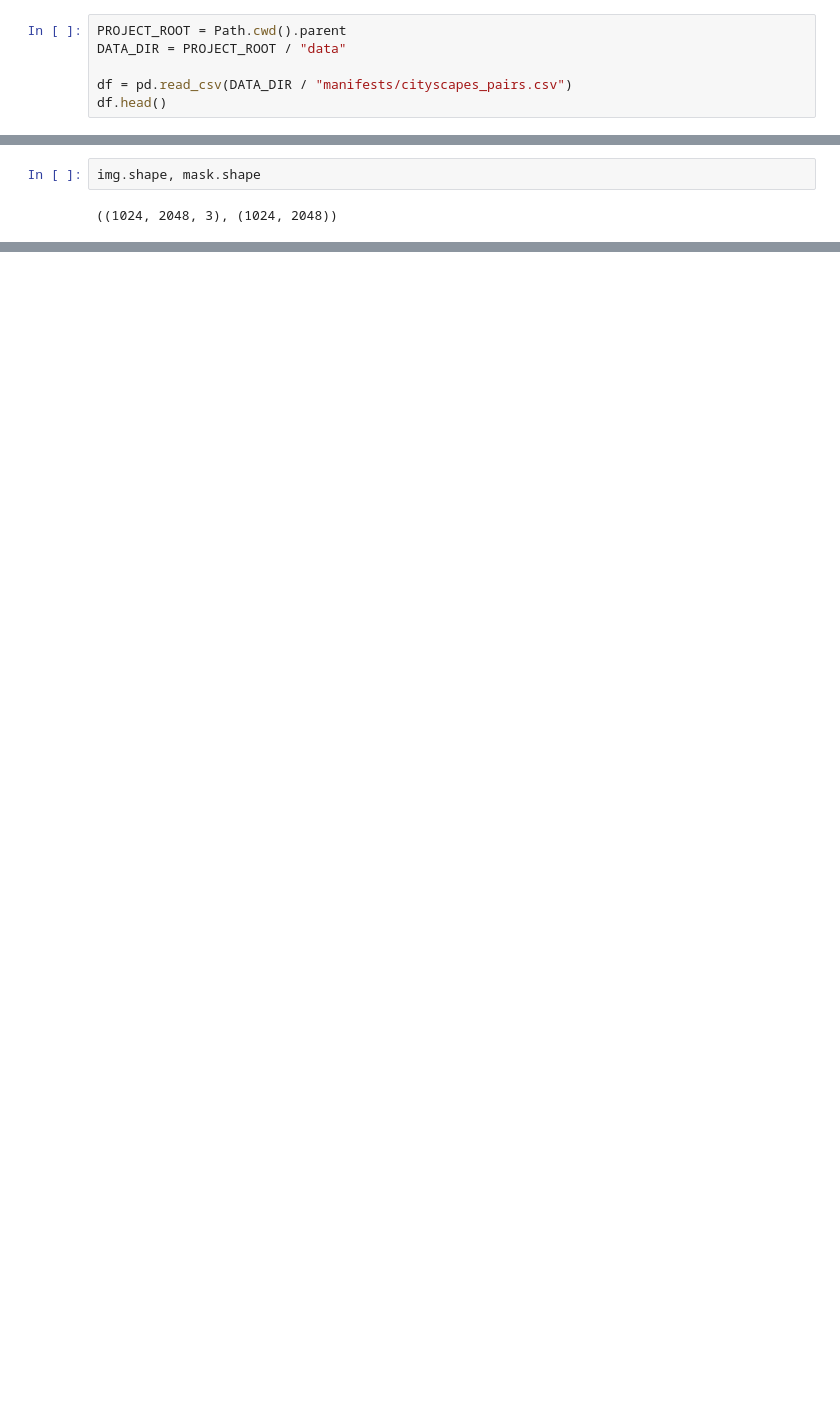
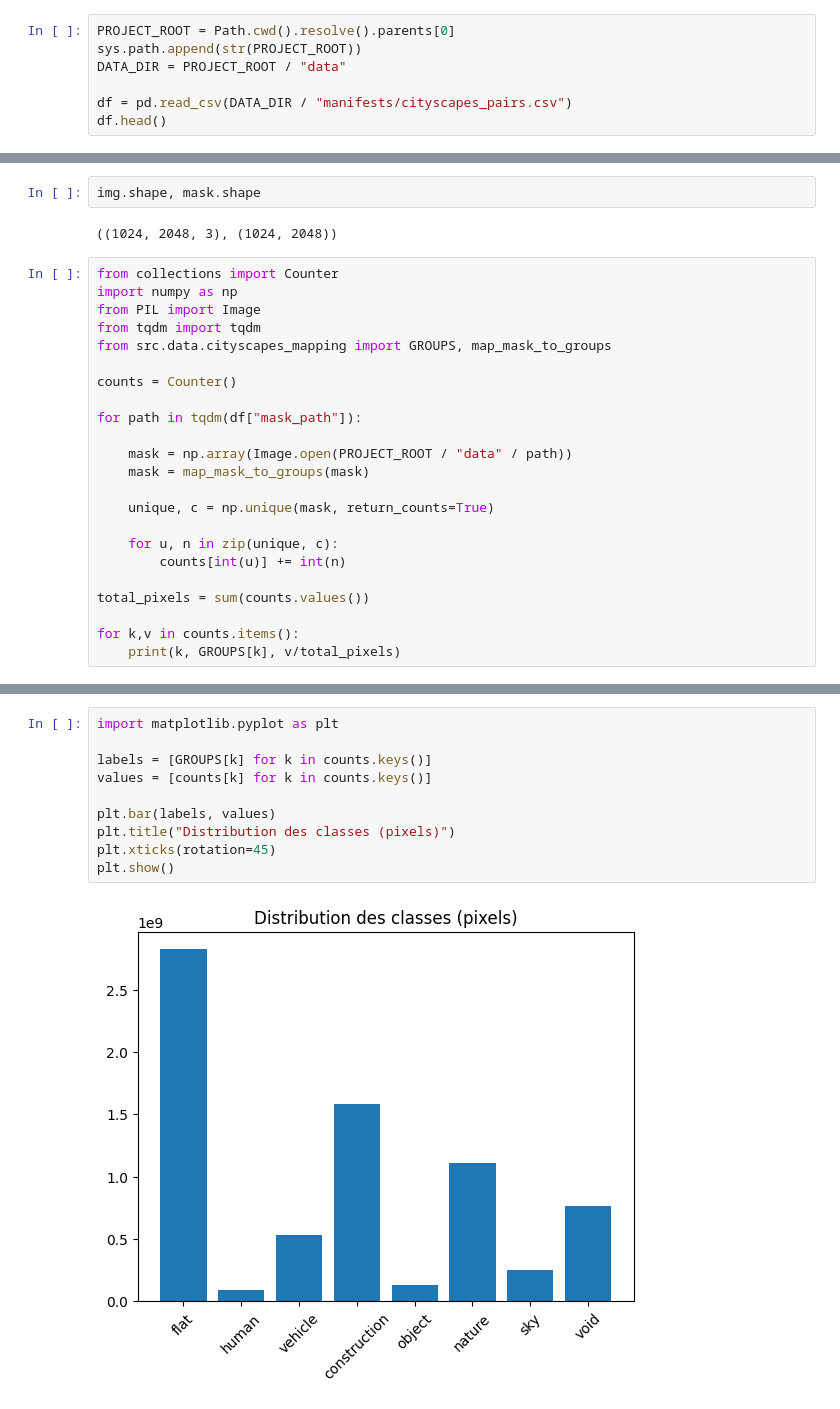
Before and after one commit to AurelienGruzon/cityseg-project, a Jupyter notebook: notebooks/01_dataset_exploration.ipynb, the cells around one changed output, grey strips where cells are left out. Saved outputs shown, nothing was run; the diff lists cells and outputs as text; blank space fills up the shorter version.

```diff
--- a/notebooks/01_dataset_exploration.ipynb
+++ b/notebooks/01_dataset_exploration.ipynb
@@ -6,7 +7,8 @@ import matplotlib.pyplot as plt
 import numpy as np
 from pathlib import Path
 # %%
-PROJECT_ROOT = Path.cwd().parent
+PROJECT_ROOT = Path.cwd().resolve().parents[0]
+sys.path.append(str(PROJECT_ROOT))
 DATA_DIR = PROJECT_ROOT / "data"
 
 df = pd.read_csv(DATA_DIR / "manifests/cityscapes_pairs.csv")
@@ -84,3 +85,26 @@ sorted(all_labels)
 img.shape, mask.shape
 # %% [output]
 ((1024, 2048, 3), (1024, 2048))
+# %%
+from collections import Counter
+import numpy as np
+from PIL import Image
+from tqdm import tqdm
+from src.data.cityscapes_mapping import GROUPS, map_mask_to_groups
+
+counts = Counter()
+
+for path in tqdm(df["mask_path"]):
+
+    mask = np.array(Image.open(PROJECT_ROOT / "data" / path))
+    mask = map_mask_to_groups(mask)
+
+    unique, c = np.unique(mask, return_counts=True)
+
+    for u, n in zip(unique, c):
+        counts[int(u)] += int(n)
+
+total_pixels = sum(counts.values())
+
+for k,v in counts.items():
+    print(k, GROUPS[k], v/total_pixels)
@@ -86,0 +120,12 @@ img.shape, mask.shape
+# %%
+import matplotlib.pyplot as plt
+
+labels = [GROUPS[k] for k in counts.keys()]
+values = [counts[k] for k in counts.keys()]
+
+plt.bar(labels, values)
+plt.title("Distribution des classes (pixels)")
+plt.xticks(rotation=45)
+plt.show()
+# %% [output]
+[figure, added]
```
Also changed, not shown: parts of 6 cells of this notebook, 1 other file.
